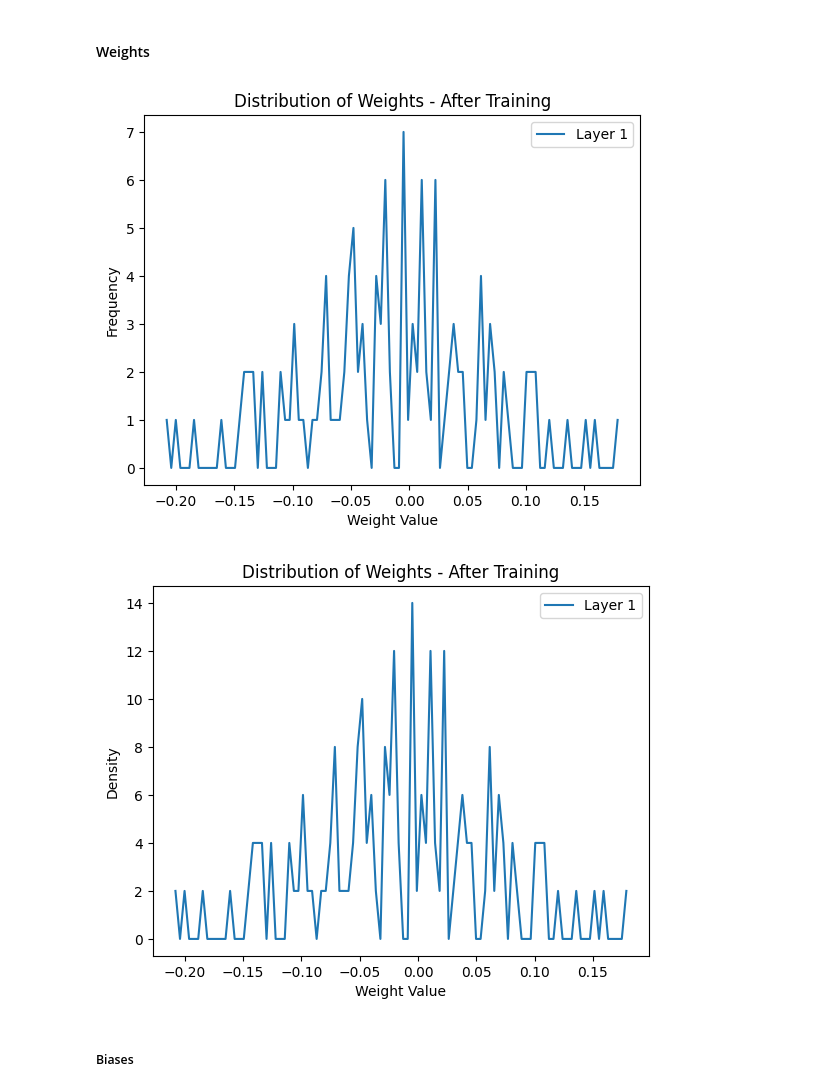
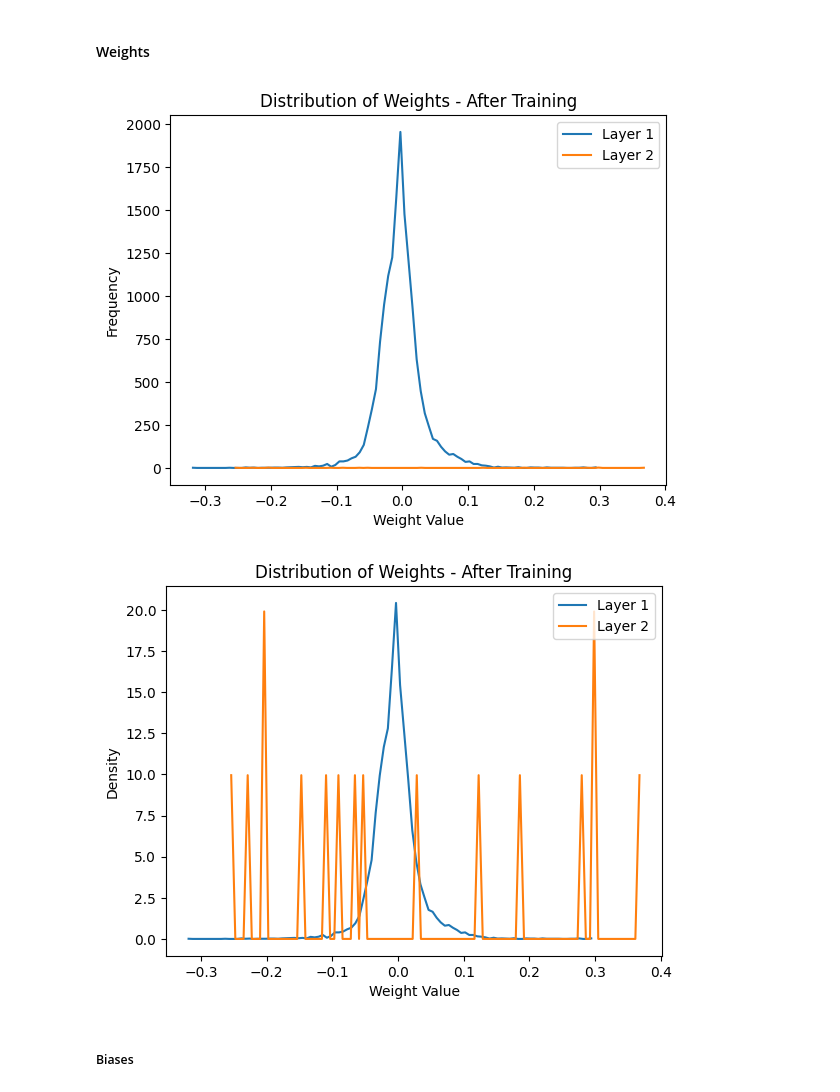
Before and after one commit to ryashpal/sepsis_predictor, a Jupyter notebook: notebooks/ehr_vectors/01_buid_model_multimodal_early_fusion.ipynb, the cells around one changed output. Cells and saved outputs as stored; diff of their text form; code cells hidden in the pictures.

Commit message:
diagnostic plots for early fusion

```diff
--- a/notebooks/ehr_vectors/01_buid_model_multimodal_early_fusion.ipynb
+++ b/notebooks/ehr_vectors/01_buid_model_multimodal_early_fusion.ipynb
@@ -336,30 +336,35 @@ device
 # %% [output]
 'cpu'
 # %%
-class LstmModel(nn.Module):
-
+class DnnModel(nn.Module):
     def __init__(self):
         super().__init__()
-        self.lstm = nn.LSTM(input_size=X_train_tensor.shape[2], hidden_size=256, num_layers=1, batch_first=True)
-        self.linear1 = nn.Linear(256, 1)
-        # self.relu = nn.LeakyReLU(0.01)
-        # self.ln = nn.LayerNorm(64)
+        self.linear1 = nn.Linear(X_train_tensor.shape[1], 16)
+        self.relu1 = nn.LeakyReLU(0.01)
+        self.ln1 = nn.LayerNorm(16)
+        self.drop = nn.Dropout(0.4)
 
-        # self.linear2 = nn.Linear(64, 1)
+        self.linear2 = nn.Linear(16, 1)
+        # self.relu2 = nn.LeakyReLU(0.01)
+        # self.ln2 = nn.LayerNorm(1)
+
+        # self.linear3 = nn.Linear(16, 1)
 
     def forward(self, x):
 
-        out, _ = self.lstm(x)          # -> (batch_size, seq_len, n_hidden)
-        out = out[:, -1, :]
+        out = self.linear1(x)
+        out = self.relu1(out)
+        out = self.ln1(out)
+        out = self.drop(out)
 
-        out = self.linear1(out)                  # -> (batch_size * seq_len, vocab_size)
-        # out = self.relu(out)
-        # out = self.ln(out)
+        out = self.linear2(out)
+        # out = self.relu2(out)
+        # out = self.ln2(out)
 
-        # out = self.linear2(out)
+        # out = self.linear3(out)
 
         return out
 # %%
-model = LstmModel().to(device)
+model = DnnModel().to(device)
 model
 # %% [output]
@@ -369,7 +380,7 @@ learning_rate = 1e-3
 
 loss_fn = nn.BCEWithLogitsLoss()
 
-optimizer = torch.optim.Adam(params=model.parameters(), lr=learning_rate, weight_decay=1e-3) #
+optimizer = torch.optim.Adam(params=model.parameters(), lr=learning_rate, weight_decay=1e-4) #
 # %%
 def accuracy_fn(y_true, y_pred):
     correct = torch.eq(y_true, y_pred).sum().item()
@@ -466,7 +477,7 @@ plt2.show()
 #### Train and evaluate
 # %%
 # Number of epochs
-epochs = 20
+epochs = 100
 
 # Send data to the device
 x_train, x_valid = X_train_tensor.to(device), X_test_tensor.to(device)
@@ -607,24 +617,24 @@ plt.show()
 # %%
 import sys
 import os
 
 sys.path.append(os.path.join(os.environ['SEPSIS_PREDICTOR_BASE'], "src"))
 
 import Utils
 
 plotData = {}
 plotData['Layer 1'] = model.linear1.weight.data.flatten()
-# plotData['Layer 2'] = model.linear2.weight.data.flatten()
+plotData['Layer 2'] = model.linear2.weight.data.flatten()
 # plotData['Layer 3'] = model.linear3.weight.data.flatten()
 
 plt1 = Utils.plotWeightsDistribution(data=plotData, density=False, dataType="Weights", titlePrefix='After Training')
 plt1.show()
 
 plt2 = Utils.plotWeightsDistribution(data=plotData, density=True, dataType="Weights", titlePrefix='After Training')
 plt2.show()
 # %% [output]
-[figure, old version]
+[figure, new version]
-[figure, old version]
+[figure, new version]
 # %% [markdown]
 ##### Biases
 # %%
```
Also changed, not shown: parts of 12 cells of this notebook.
